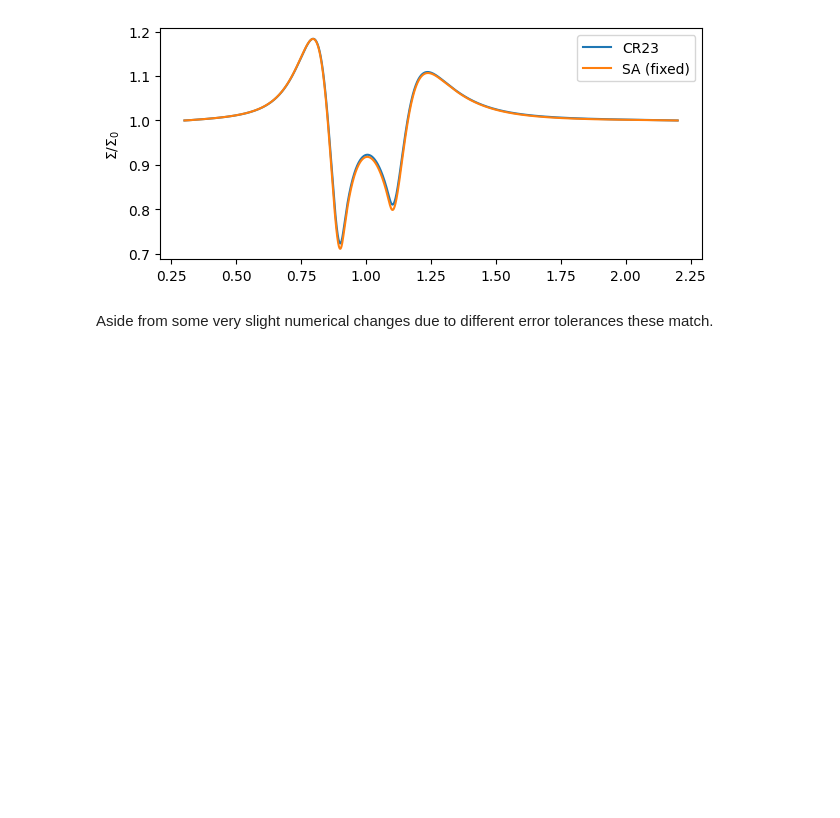
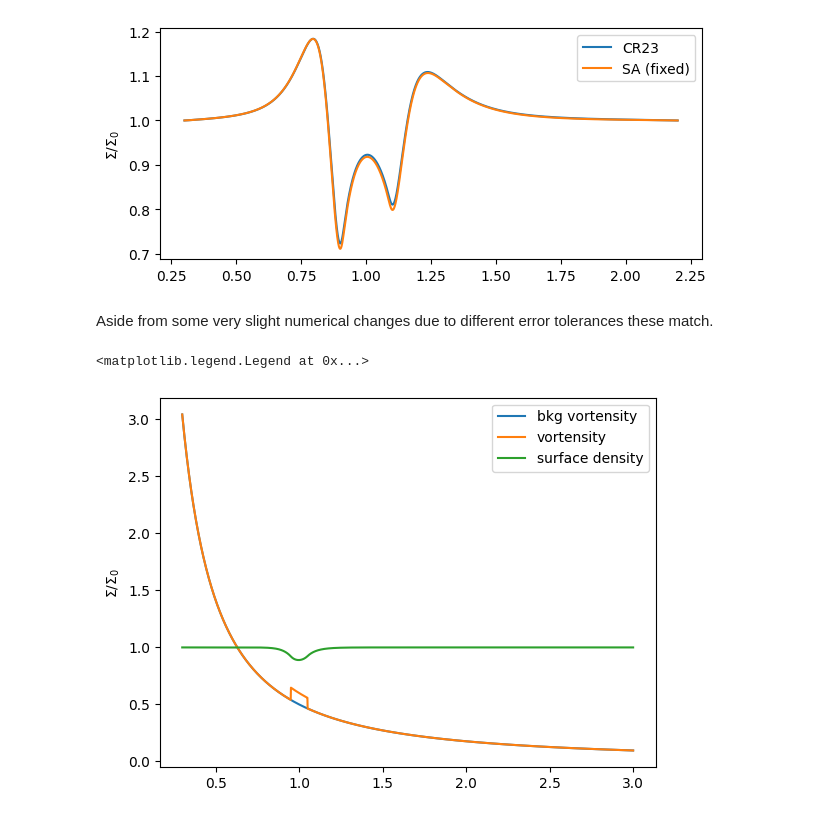
Before and after one commit to cordwella/vortensity_evolution, a Jupyter notebook: Example.ipynb, the cells around one changed output. Drawn from its saved outputs; the diff is of its cells as text; code cells hidden in the pictures; blank space fills up the shorter version.

```diff
--- a/Example.ipynb
+++ b/Example.ipynb
@@ -174,3 +174,30 @@ p,  0.0
 [figure]
 # %% [markdown]
 Aside from some very slight numerical changes due to different error tolerances these match.
+# %%
+
+R = np.linspace(0.3, 3, 2000)
+
+p = 0
+sigma_0 = R**(-p)
+
+h_p = 0.05
+
+zeta =  background_vortensity(R, p, h_p)
+zeta[np.logical_and(R > 0.95, R < 1.05)] = zeta[np.logical_and(R > 0.95, R < 1.05)] * 1.2
+plt.plot(R, background_vortensity(R, p, h_p), label='bkg vortensity')
+
+plt.plot(R, zeta, label='vortensity')
+
+sigma, error = reconstruct_surface_density(R, p, h_p, zeta,
+                                c=2/3, max_relative_error=1e-7,
+                                max_iter=500000, guess=None)
+
+
+plt.plot(R, sigma, label="surface density")
+
+plt.ylabel("$\Sigma/\Sigma_0$")
+plt.legend()
+# %% [output]
+<matplotlib.legend.Legend at 0x...>
+[figure, added]
```
Also changed, not shown: parts of 1 cell of this notebook, 13 other files.
